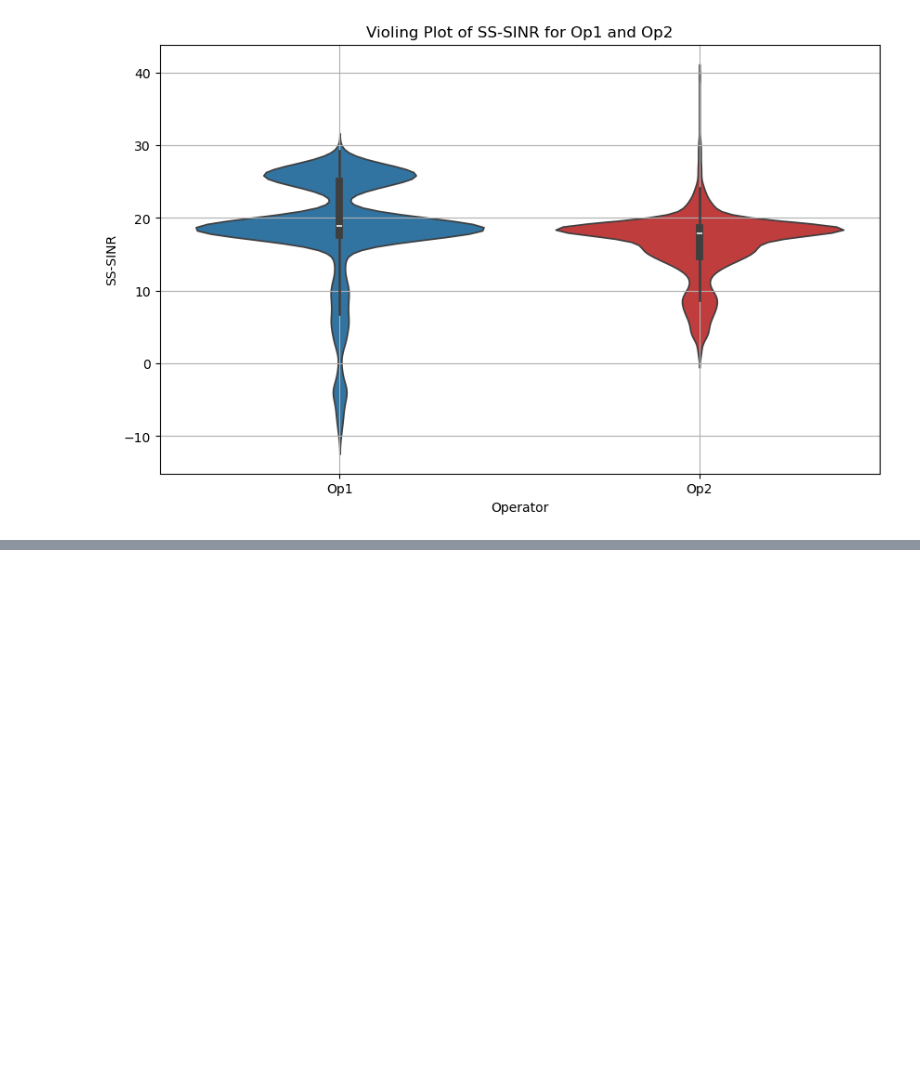
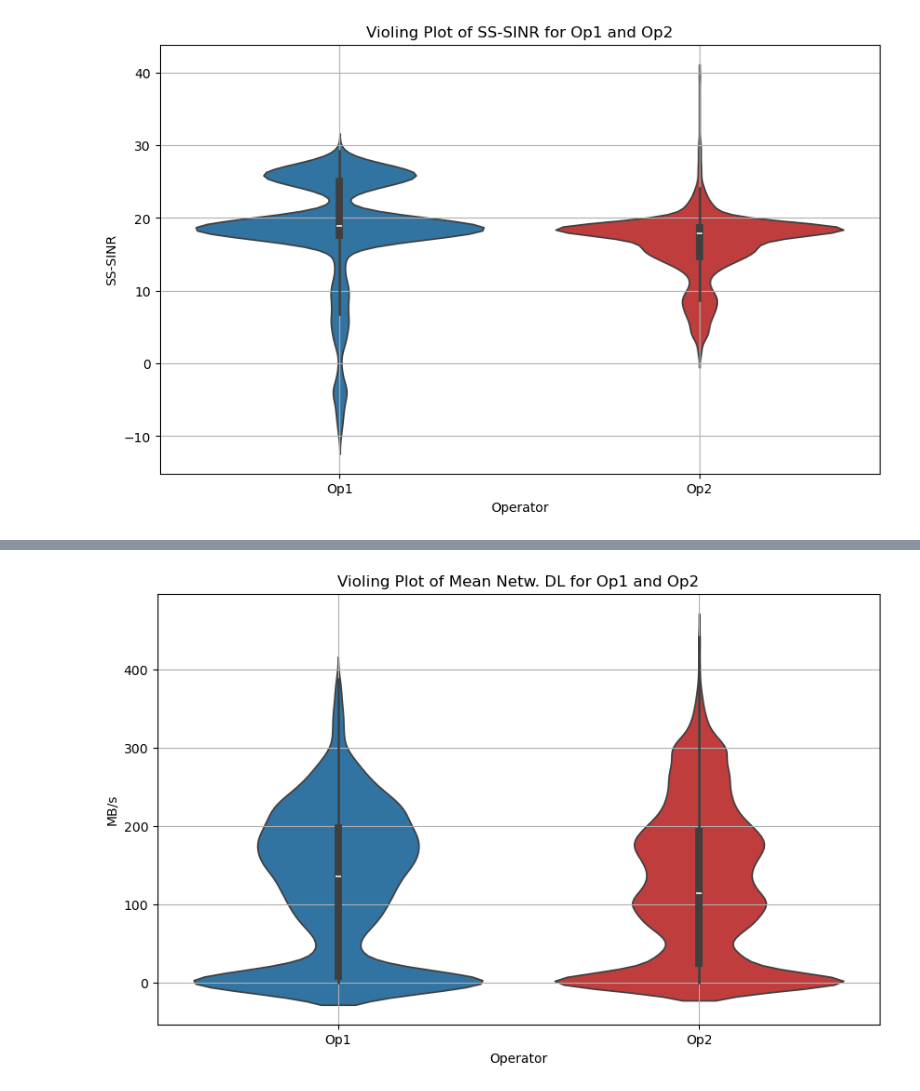
Before and after one commit to carolinevannebo/Remote-Education, a Jupyter notebook: IN5060_Caro.ipynb, the cells around one changed output, grey strips where cells are left out. Saved outputs shown, nothing was run; the diff lists cells and outputs as text; code cells hidden in the pictures; blank space fills up the shorter version.

```diff
--- a/IN5060_Caro.ipynb
+++ b/IN5060_Caro.ipynb
@@ -168,0 +310,4 @@ Amount of rows with Op2: 3549
+# %%
+plot_violin_t(mean_net_dl, combined_data_t)
+# %% [output]
+[figure, added]
```
Also changed, not shown: parts of 15 cells of this notebook.
